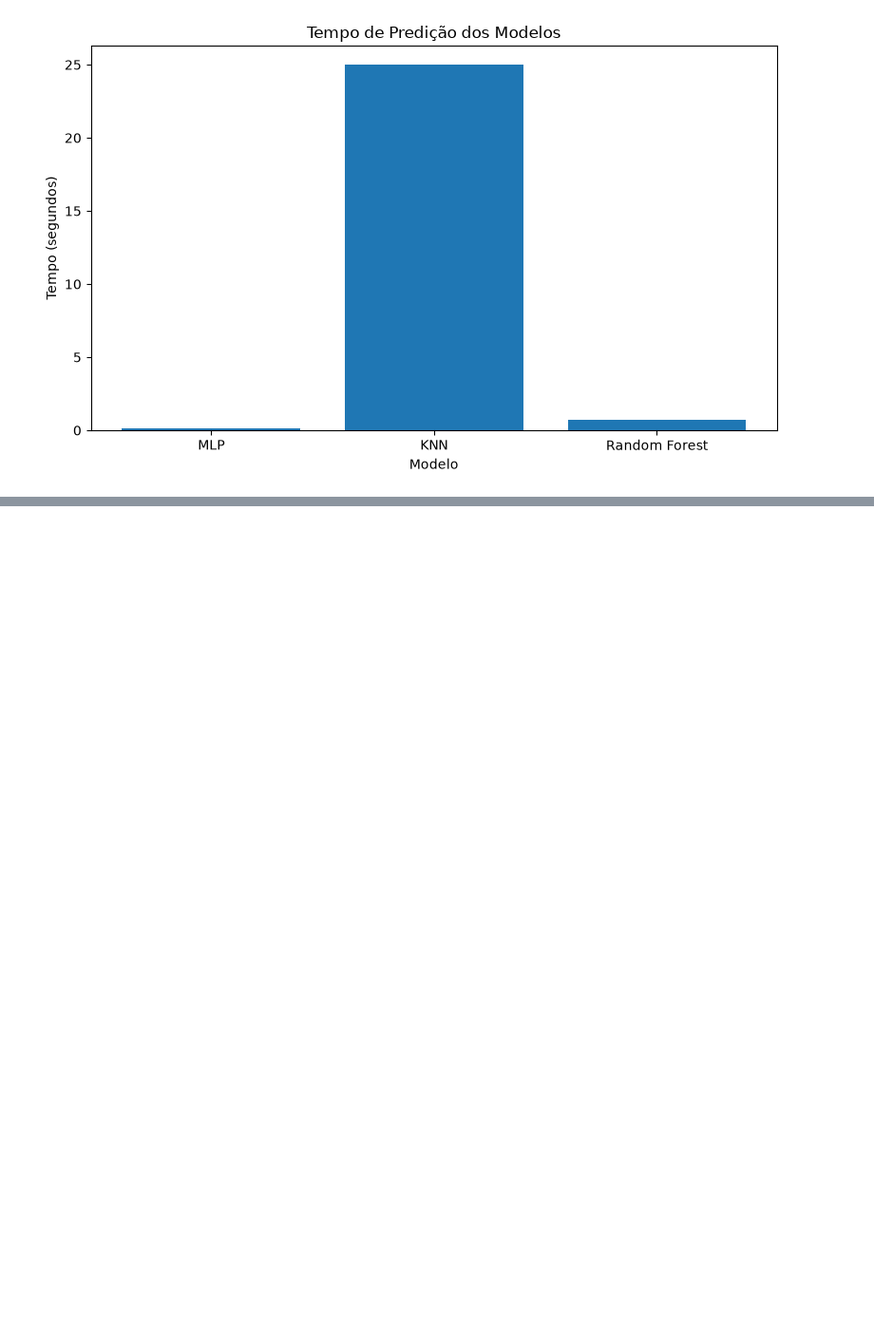
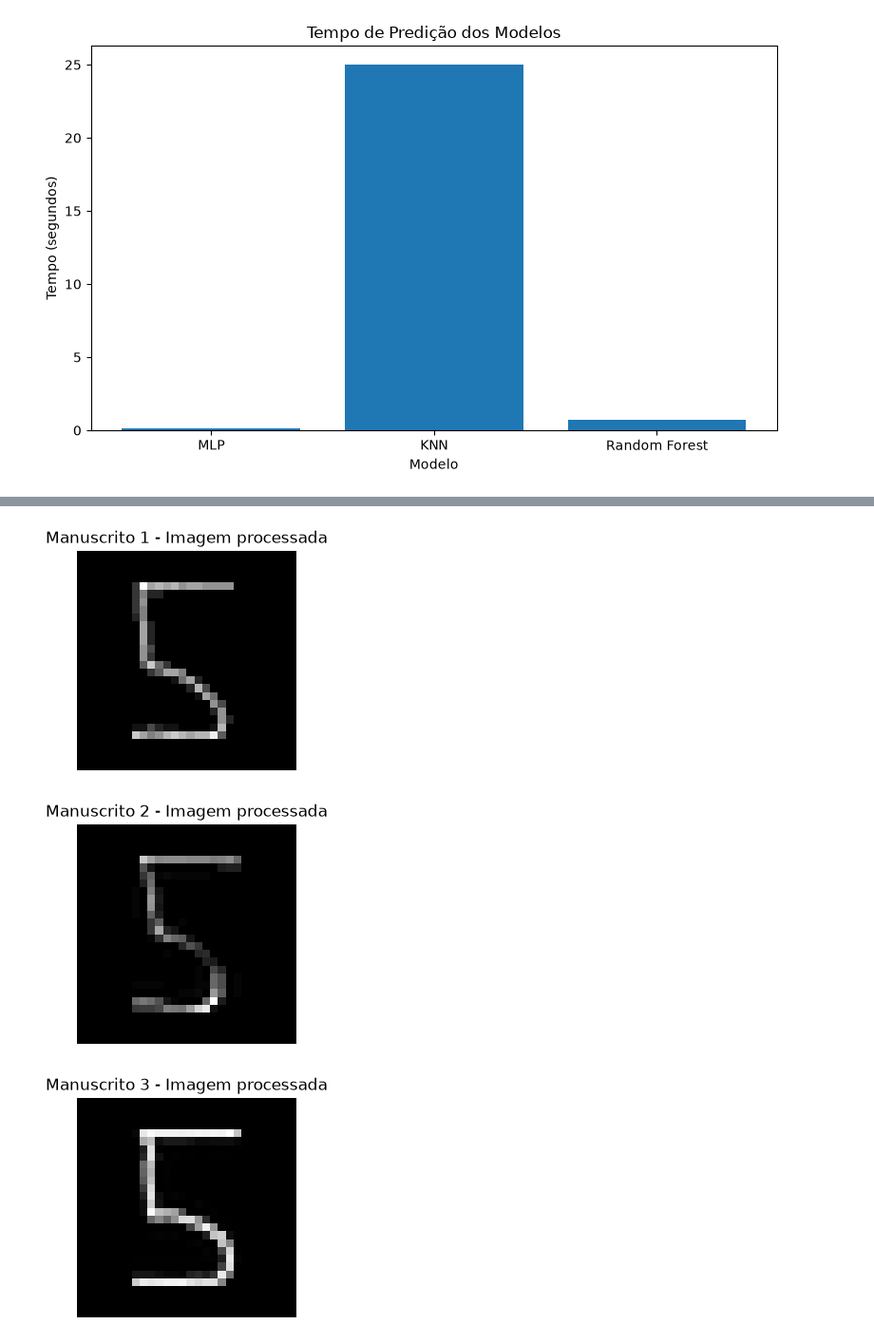
Before and after one commit to MarcioPaiano/SENAI-Miniprojeto-MNIST, a Jupyter notebook: notebook/mnist.ipynb, the cells around one changed output, grey strips where cells are left out. Shown at 95% size. Saved outputs shown, nothing was run; the diff lists cells and outputs as text; code cells hidden in the pictures; blank space fills up the shorter version.

```diff
--- a/notebook/mnist.ipynb
+++ b/notebook/mnist.ipynb
@@ -1679,0 +2377,25 @@ plt.close()
+# %%
+#Visualizar as imagens processadas
+for nome, caminho in imagens_teste.items():
+
+    imagem_processada = preprocessar_imagem(
+        caminho
+    )
+
+    plt.figure(figsize=(3, 3))
+
+    plt.imshow(
+        imagem_processada,
+        cmap="gray"
+    )
+
+    plt.title(
+        f"{nome} - Imagem processada"
+    )
+
+    plt.axis("off")
+    plt.show()
+# %% [output]
+[figure, added]
+[figure, added]
+[figure, added]
```
Also changed, not shown: parts of 69 cells of this notebook, 27 other files.
